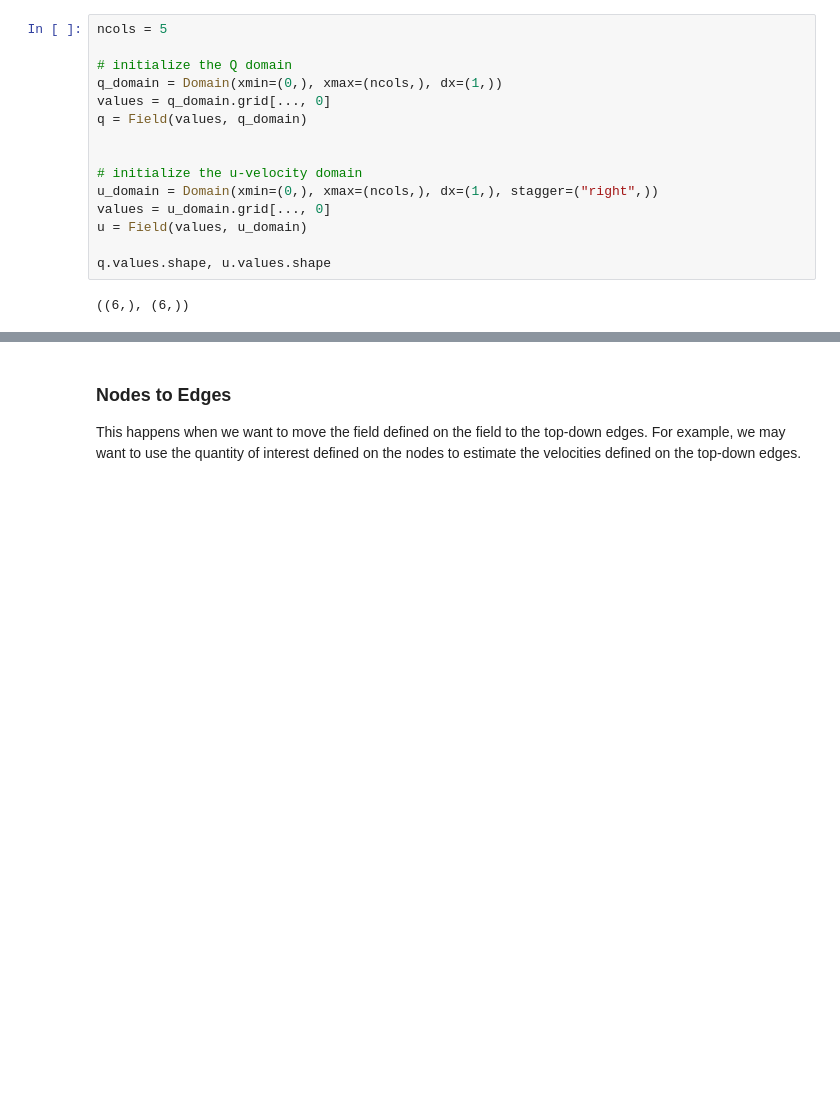
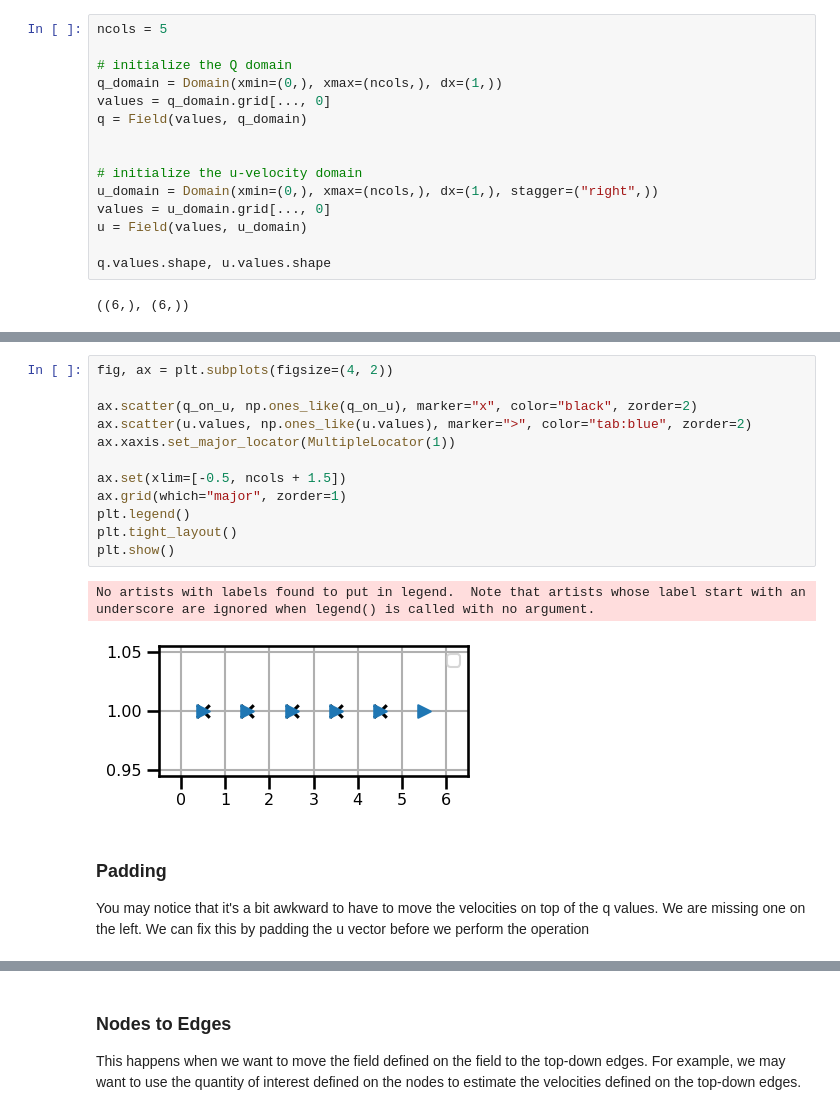
Before and after one commit to jejjohnson/jaxsw, a Jupyter notebook: content/components/grid_operations.ipynb, the cells around one changed output, grey strips where cells are left out. Saved outputs shown, nothing was run; the diff lists cells and outputs as text; blank space fills up the shorter version.

Commit message:
Major refactor

```diff
--- a/content/components/grid_operations.ipynb
+++ b/content/components/grid_operations.ipynb
@@ -151,0 +189,21 @@ No artists with labels found to put in legend.  Note that artists whose label st
+# %%
+fig, ax = plt.subplots(figsize=(4, 2))
+
+ax.scatter(q_on_u, np.ones_like(q_on_u), marker="x", color="black", zorder=2)
+ax.scatter(u.values, np.ones_like(u.values), marker=">", color="tab:blue", zorder=2)
+ax.xaxis.set_major_locator(MultipleLocator(1))
+
+ax.set(xlim=[-0.5, ncols + 1.5])
+ax.grid(which="major", zorder=1)
+plt.legend()
+plt.tight_layout()
+plt.show()
+# %% [output]
+No artists with labels found to put in legend.  Note that artists whose label start with an underscore are ignored when legend() is called with no argument.
+[figure, added]
+# %% [markdown]
+### Padding
+
+You may notice that it's a bit awkward to have to move the velocities on top of the q values.
+We are missing one on the left.
+We can fix this by padding the u vector before we perform the operation
```
Also changed, not shown: parts of 23 cells of this notebook, 22 other files.
